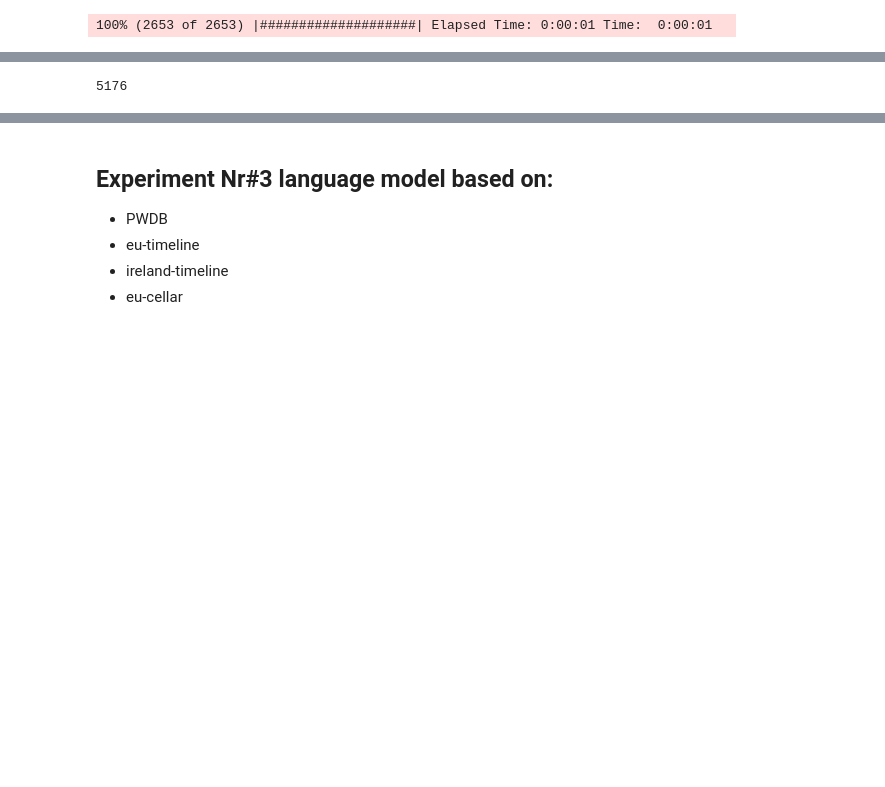
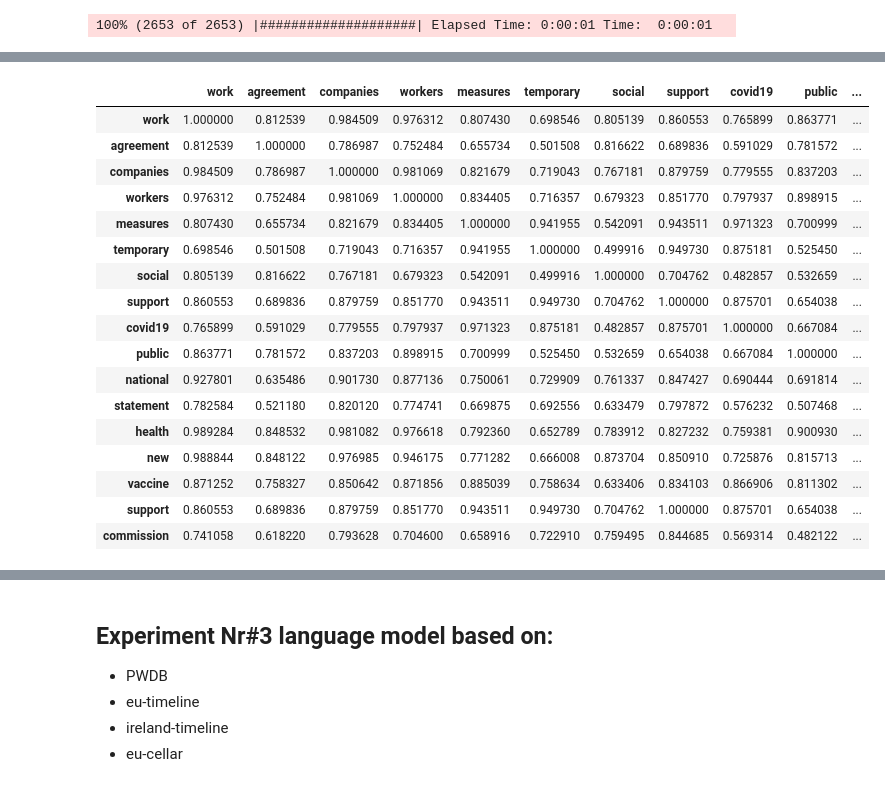
Before and after one commit to meaningfy-ws/sem-covid, a Jupyter notebook: sem_covid/entrypoints/notebooks/language_modeling/word2vec_model_training.ipynb, the cells around one changed output, grey strips where cells are left out. Saved outputs shown, nothing was run; the diff lists cells and outputs as text; code cells hidden in the pictures; blank space fills up the shorter version.

```diff
--- a/sem_covid/entrypoints/notebooks/language_modeling/word2vec_model_training.ipynb
+++ b/sem_covid/entrypoints/notebooks/language_modeling/word2vec_model_training.ipynb
@@ -235,10 +222,6 @@ selected_pos_index = [model2_language_model_pipeline.word2vec.wv.index_to_key.in
 selected_pos_embeddings = [model2_language_model_pipeline.word2vec.wv.vectors[index]
                            for index in selected_pos_index
                            ]
-# %%
-len(selected_pos_embeddings)
-# %% [output]
-5176
 # %%
 def my_get_similarity_matrix(vector: np.ndarray, keys: list, metric: callable) -> pd.DataFrame:
     """
@@ -253,9 +236,29 @@ def my_get_similarity_matrix(vector: np.ndarray, keys: list, metric: callable) -
     from sklearn.metrics import pairwise_distances
     return pd.DataFrame(pairwise_distances(vector, metric=metric), columns=keys, index=keys)
 # %%
-sim_matrix =  my_get_similarity_matrix(selected_pos_embeddings[:50],
-                      selected_pos[:50],
+sim_matrix =  my_get_similarity_matrix(selected_pos_embeddings,
+                      selected_key_words,
                       metric=cosine_similarity)
+sim_matrix
+# %% [output]
+|  | work | agreement | companies | workers | measures | temporary | social | support | covid19 | public | ... |
+| work | 1.000000 | 0.812539 | 0.984509 | 0.976312 | 0.807430 | 0.698546 | 0.805139 | 0.860553 | 0.765899 | 0.863771 | ... |
+| agreement | 0.812539 | 1.000000 | 0.786987 | 0.752484 | 0.655734 | 0.501508 | 0.816622 | 0.689836 | 0.591029 | 0.781572 | ... |
+| companies | 0.984509 | 0.786987 | 1.000000 | 0.981069 | 0.821679 | 0.719043 | 0.767181 | 0.879759 | 0.779555 | 0.837203 | ... |
+| workers | 0.976312 | 0.752484 | 0.981069 | 1.000000 | 0.834405 | 0.716357 | 0.679323 | 0.851770 | 0.797937 | 0.898915 | ... |
+| measures | 0.807430 | 0.655734 | 0.821679 | 0.834405 | 1.000000 | 0.941955 | 0.542091 | 0.943511 | 0.971323 | 0.700999 | ... |
+| temporary | 0.698546 | 0.501508 | 0.719043 | 0.716357 | 0.941955 | 1.000000 | 0.499916 | 0.949730 | 0.875181 | 0.525450 | ... |
+| social | 0.805139 | 0.816622 | 0.767181 | 0.679323 | 0.542091 | 0.499916 | 1.000000 | 0.704762 | 0.482857 | 0.532659 | ... |
+| support | 0.860553 | 0.689836 | 0.879759 | 0.851770 | 0.943511 | 0.949730 | 0.704762 | 1.000000 | 0.875701 | 0.654038 | ... |
+| covid19 | 0.765899 | 0.591029 | 0.779555 | 0.797937 | 0.971323 | 0.875181 | 0.482857 | 0.875701 | 1.000000 | 0.667084 | ... |
+| public | 0.863771 | 0.781572 | 0.837203 | 0.898915 | 0.700999 | 0.525450 | 0.532659 | 0.654038 | 0.667084 | 1.000000 | ... |
+| national | 0.927801 | 0.635486 | 0.901730 | 0.877136 | 0.750061 | 0.729909 | 0.761337 | 0.847427 | 0.690444 | 0.691814 | ... |
+| statement | 0.782584 | 0.521180 | 0.820120 | 0.774741 | 0.669875 | 0.692556 | 0.633479 | 0.797872 | 0.576232 | 0.507468 | ... |
+| health | 0.989284 | 0.848532 | 0.981082 | 0.976618 | 0.792360 | 0.652789 | 0.783912 | 0.827232 | 0.759381 | 0.900930 | ... |
+| new | 0.988844 | 0.848122 | 0.976985 | 0.946175 | 0.771282 | 0.666008 | 0.873704 | 0.850910 | 0.725876 | 0.815713 | ... |
+| vaccine | 0.871252 | 0.758327 | 0.850642 | 0.871856 | 0.885039 | 0.758634 | 0.633406 | 0.834103 | 0.866906 | 0.811302 | ... |
+| support | 0.860553 | 0.689836 | 0.879759 | 0.851770 | 0.943511 | 0.949730 | 0.704762 | 1.000000 | 0.875701 | 0.654038 | ... |
+| commission | 0.741058 | 0.618220 | 0.793628 | 0.704600 | 0.658916 | 0.722910 | 0.759495 | 0.844685 | 0.569314 | 0.482122 | ... |
 # %%
 import networkx as nx
 import matplotlib.pyplot as plt
```
Also changed, not shown: parts of 8 cells of this notebook.
